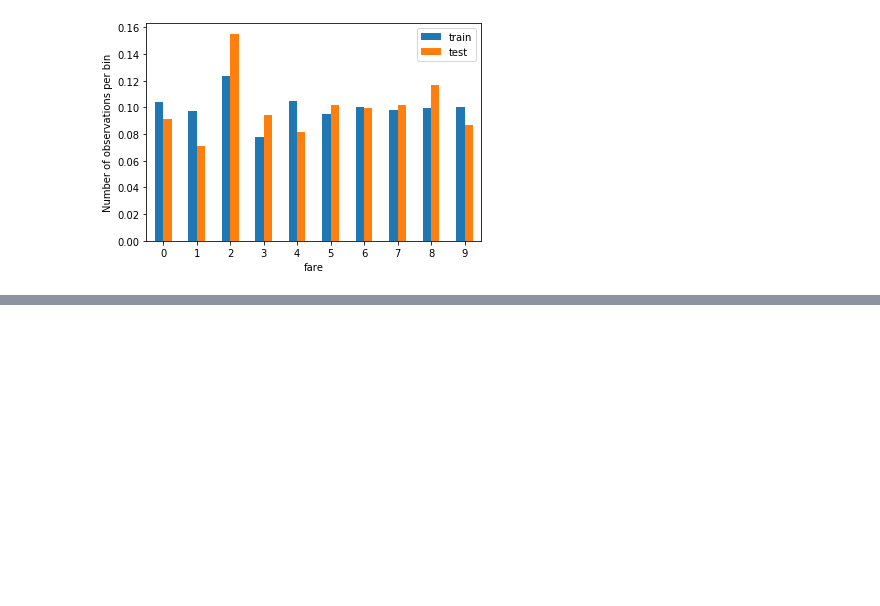
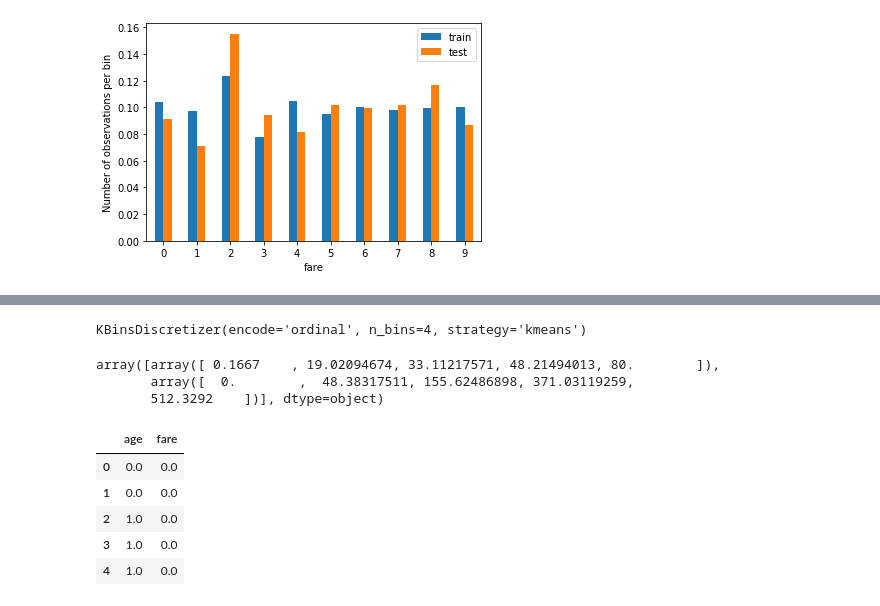
Before and after one commit to KarthikKothareddy/FeatureEngineering, a Jupyter notebook: discretization.ipynb, the cells around one changed output, grey strips where cells are left out. Saved outputs shown, nothing was run; the diff lists cells and outputs as text; code cells hidden in the pictures; blank space fills up the shorter version.

```diff
--- a/discretization.ipynb
+++ b/discretization.ipynb
@@ -229,0 +232,16 @@ Text(0, 0.5, 'Number of observations per bin')
+# %%
+from sklearn.preprocessing import KBinsDiscretizer
+# load the numerical variables of the Titanic Dataset
+
+data = pd.read_csv(
+    "data/titanic.csv",
+    usecols=['age', 'fare', 'survived']
+)
+
+x_train, x_test, y_train, y_test = train_test_split(
+    data[['age', 'fare']],
+    data['survived'],
+    test_size=0.3,
+    random_state=0)
+
+x_train.shape, x_test.shape
@@ -229,0 +263,24 @@ Text(0, 0.5, 'Number of observations per bin')
+# %%
+discretiser = KBinsDiscretizer(n_bins=4, encode="ordinal", strategy="kmeans")
+discretiser.fit(x_train.loc[:, ["age", "fare"]])
+# %% [output]
+KBinsDiscretizer(encode='ordinal', n_bins=4, strategy='kmeans')
+# %%
+discretiser.bin_edges_
+# %% [output]
+array([array([ 0.1667    , 19.02094674, 33.11217571, 48.21494013, 80.        ]),
+       array([  0.        ,  48.38317511, 155.62486898, 371.03119259,
+       512.3292    ])], dtype=object)
+# %%
+train_t = discretiser.transform(x_train[['age', 'fare']])
+
+train_t = pd.DataFrame(train_t, columns = ['age', 'fare'])
+
+train_t.head()
+# %% [output]
+|  | age | fare |
+| 0 | 0.0 | 0.0 |
+| 1 | 0.0 | 0.0 |
+| 2 | 1.0 | 0.0 |
+| 3 | 1.0 | 0.0 |
+| 4 | 1.0 | 0.0 |
```
Also changed, not shown: parts of 6 cells of this notebook.
